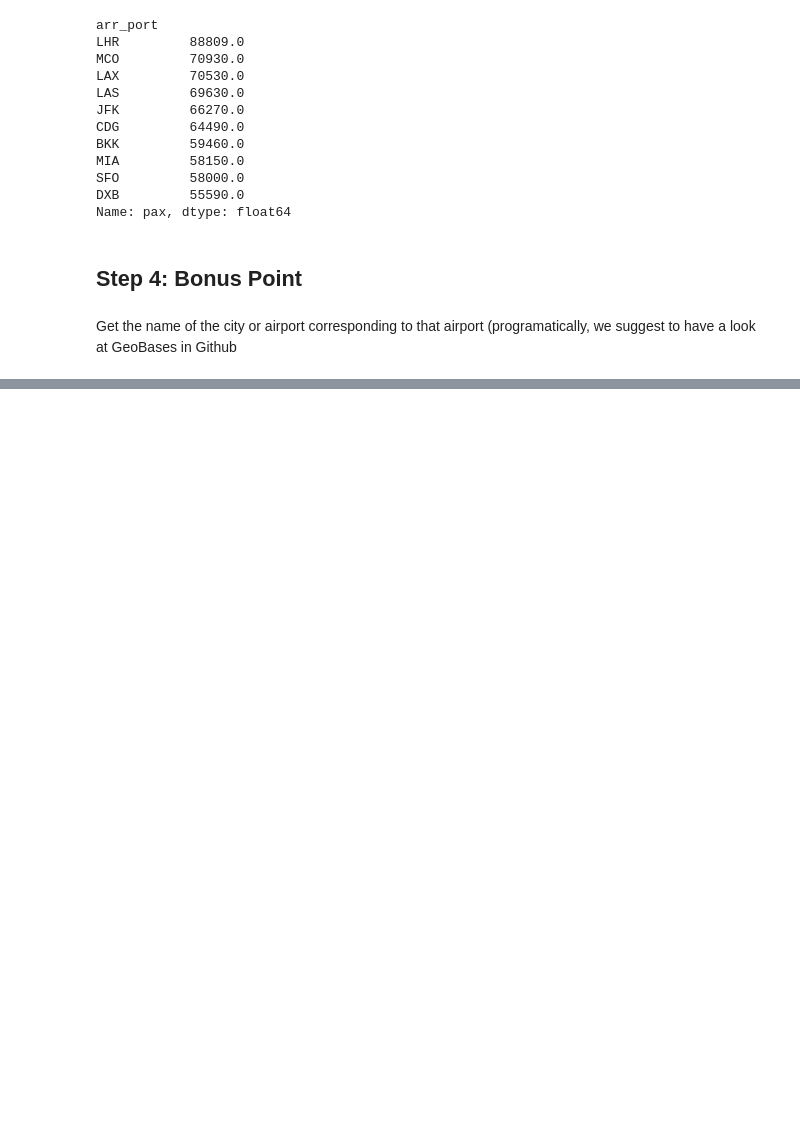
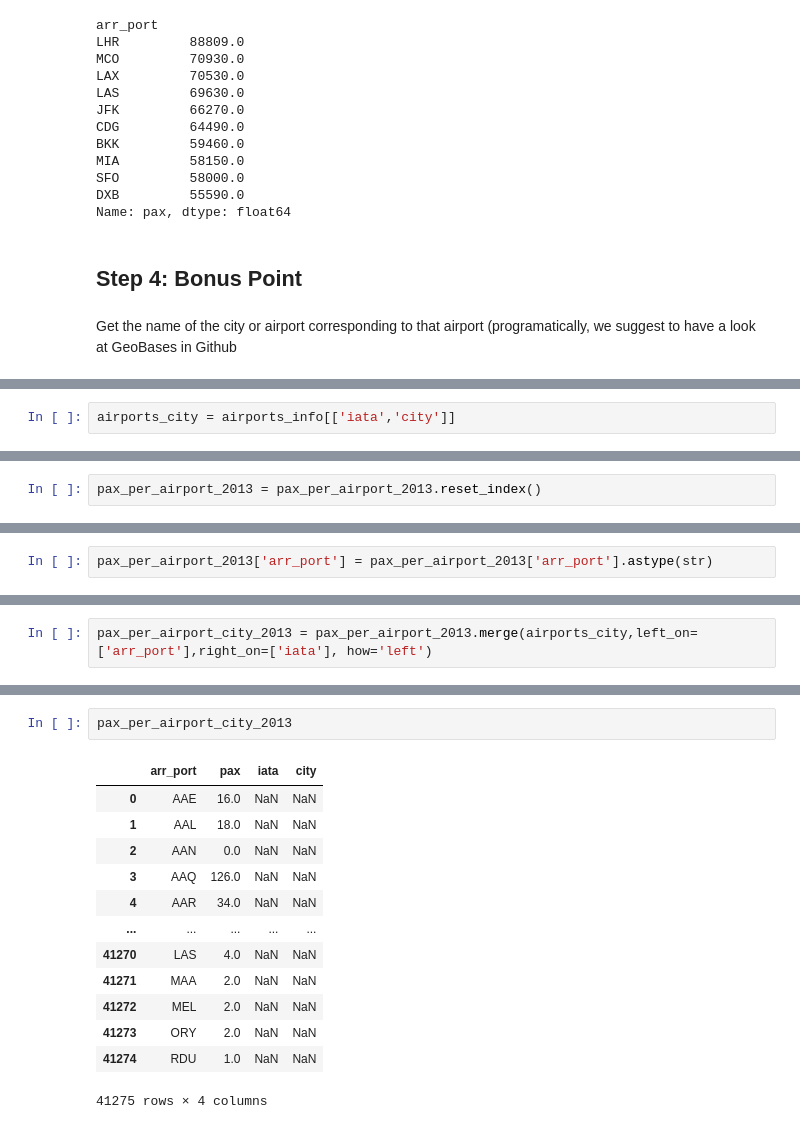
Before and after one commit to Laurajmoreno/DS_Challenge, a Jupyter notebook: Exercise 2 - Top 10 arrival airports in 2013 .ipynb, the cells around one changed output, grey strips where cells are left out. Cells and saved outputs as stored; diff of their text form; blank space fills up the shorter version.

```diff
--- a/Exercise 2 - Top 10 arrival airports in 2013 .ipynb
+++ b/Exercise 2 - Top 10 arrival airports in 2013 .ipynb
@@ -253,0 +240,2 @@ datas.T
+# %%
+airports_city = airports_info[['iata','city']]
@@ -253,0 +247,2 @@ datas.T
+# %%
+pax_per_airport_2013 = pax_per_airport_2013.reset_index()
@@ -253,0 +257,2 @@ datas.T
+# %%
+pax_per_airport_2013['arr_port'] = pax_per_airport_2013['arr_port'].astype(str)
@@ -253,0 +263,2 @@ datas.T
+# %%
+pax_per_airport_city_2013 = pax_per_airport_2013.merge(airports_city,left_on=['arr_port'],right_on=['iata'], how='left')
@@ -253,0 +280,16 @@ datas.T
+# %%
+pax_per_airport_city_2013
+# %% [output]
+|  | arr_port | pax | iata | city |
+| 0 | AAE | 16.0 | NaN | NaN |
+| 1 | AAL | 18.0 | NaN | NaN |
+| 2 | AAN | 0.0 | NaN | NaN |
+| 3 | AAQ | 126.0 | NaN | NaN |
+| 4 | AAR | 34.0 | NaN | NaN |
+| ... | ... | ... | ... | ... |
+| 41270 | LAS | 4.0 | NaN | NaN |
+| 41271 | MAA | 2.0 | NaN | NaN |
+| 41272 | MEL | 2.0 | NaN | NaN |
+| 41273 | ORY | 2.0 | NaN | NaN |
+| 41274 | RDU | 1.0 | NaN | NaN |
+41275 rows × 4 columns
```
Also changed, not shown: parts of 9 cells of this notebook.
